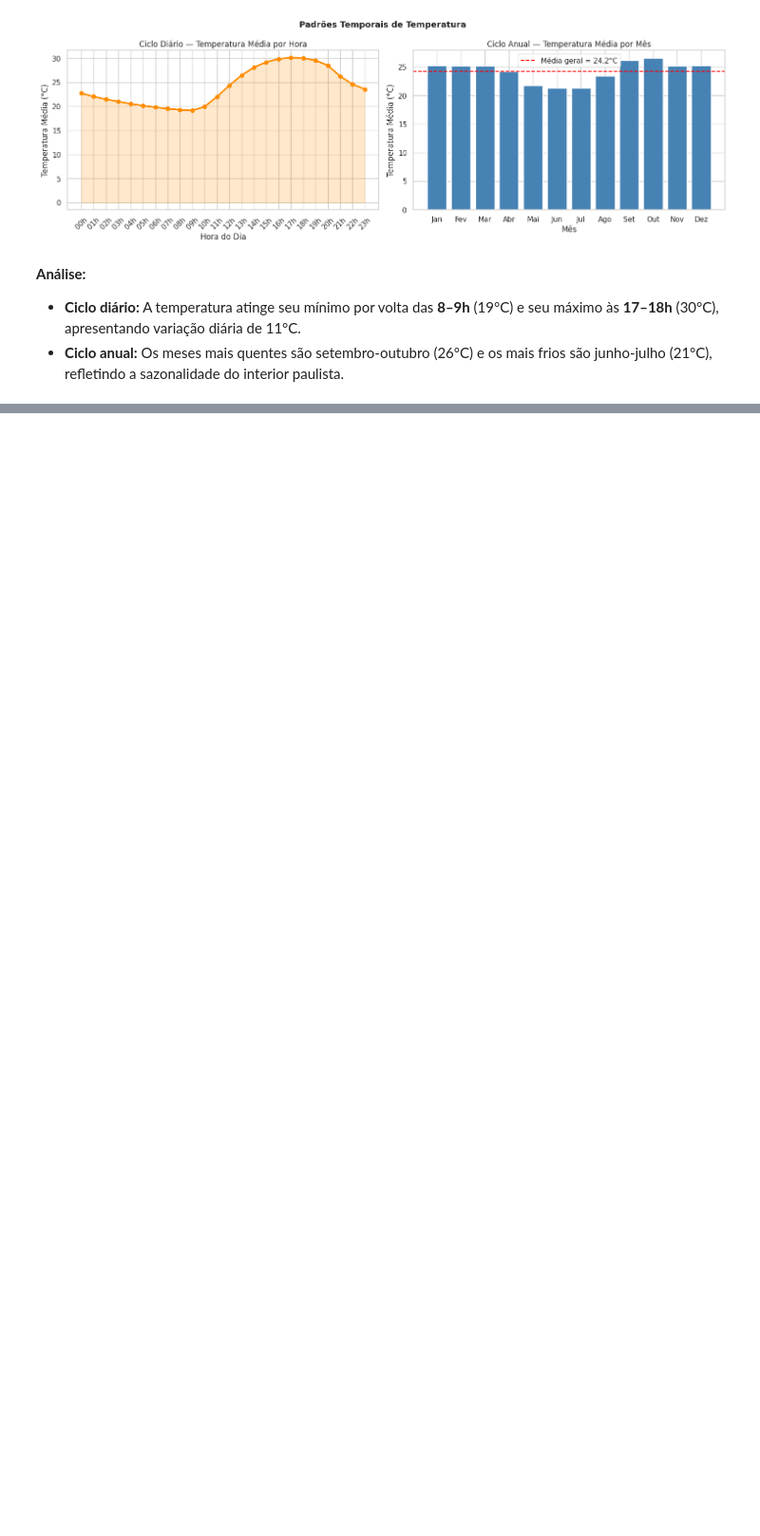
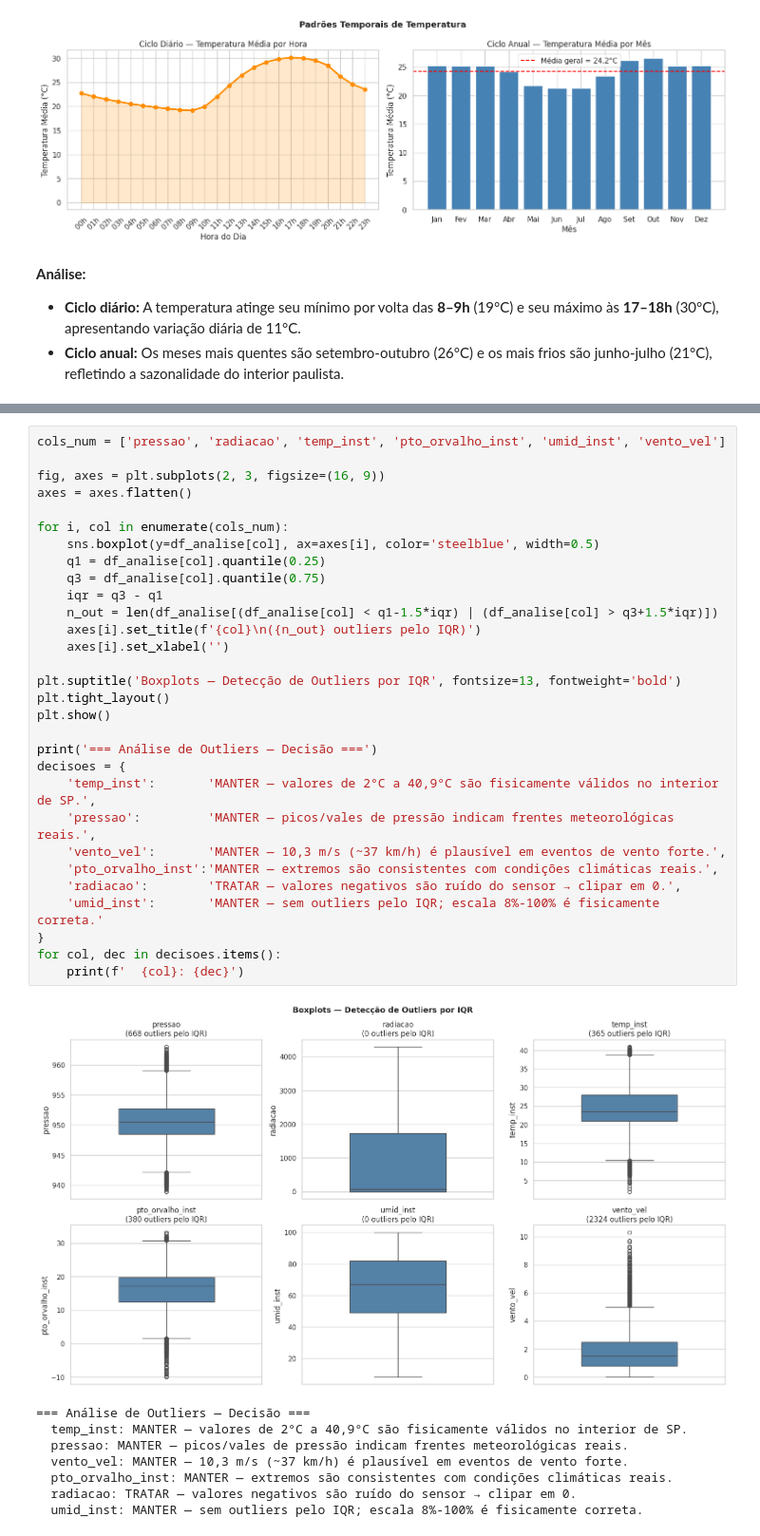
Before and after one commit to Ronaldo-Junior1/analise-dados-atividade2, a Jupyter notebook: ArquivoPrincipal.ipynb, the cells around one changed output, grey strips where cells are left out. Shown at 95% size. Cells and saved outputs as stored; diff of their text form; blank space fills up the shorter version.

```diff
--- a/ArquivoPrincipal.ipynb
+++ b/ArquivoPrincipal.ipynb
@@ -170,0 +210,39 @@ plt.show()
+# %%
+cols_num = ['pressao', 'radiacao', 'temp_inst', 'pto_orvalho_inst', 'umid_inst', 'vento_vel']
+
+fig, axes = plt.subplots(2, 3, figsize=(16, 9))
+axes = axes.flatten()
+
+for i, col in enumerate(cols_num):
+    sns.boxplot(y=df_analise[col], ax=axes[i], color='steelblue', width=0.5)
+    q1 = df_analise[col].quantile(0.25)
+    q3 = df_analise[col].quantile(0.75)
+    iqr = q3 - q1
+    n_out = len(df_analise[(df_analise[col] < q1-1.5*iqr) | (df_analise[col] > q3+1.5*iqr)])
+    axes[i].set_title(f'{col}\n({n_out} outliers pelo IQR)')
+    axes[i].set_xlabel('')
+
+plt.suptitle('Boxplots — Detecção de Outliers por IQR', fontsize=13, fontweight='bold')
+plt.tight_layout()
+plt.show()
+
+print('=== Análise de Outliers — Decisão ===')
+decisoes = {
+    'temp_inst':       'MANTER — valores de 2°C a 40,9°C são fisicamente válidos no interior de SP.',
+    'pressao':         'MANTER — picos/vales de pressão indicam frentes meteorológicas reais.',
+    'vento_vel':       'MANTER — 10,3 m/s (~37 km/h) é plausível em eventos de vento forte.',
+    'pto_orvalho_inst':'MANTER — extremos são consistentes com condições climáticas reais.',
+    'radiacao':        'TRATAR — valores negativos são ruído do sensor → clipar em 0.',
+    'umid_inst':       'MANTER — sem outliers pelo IQR; escala 8%-100% é fisicamente correta.'
+}
+for col, dec in decisoes.items():
+    print(f'  {col}: {dec}')
+# %% [output]
+[figure, added]
+=== Análise de Outliers — Decisão ===
+  temp_inst: MANTER — valores de 2°C a 40,9°C são fisicamente válidos no interior de SP.
+  pressao: MANTER — picos/vales de pressão indicam frentes meteorológicas reais.
+  vento_vel: MANTER — 10,3 m/s (~37 km/h) é plausível em eventos de vento forte.
+  pto_orvalho_inst: MANTER — extremos são consistentes com condições climáticas reais.
+  radiacao: TRATAR — valores negativos são ruído do sensor → clipar em 0.
+  umid_inst: MANTER — sem outliers pelo IQR; escala 8%-100% é fisicamente correta.
```
Also changed, not shown: parts of 3 cells of this notebook.
